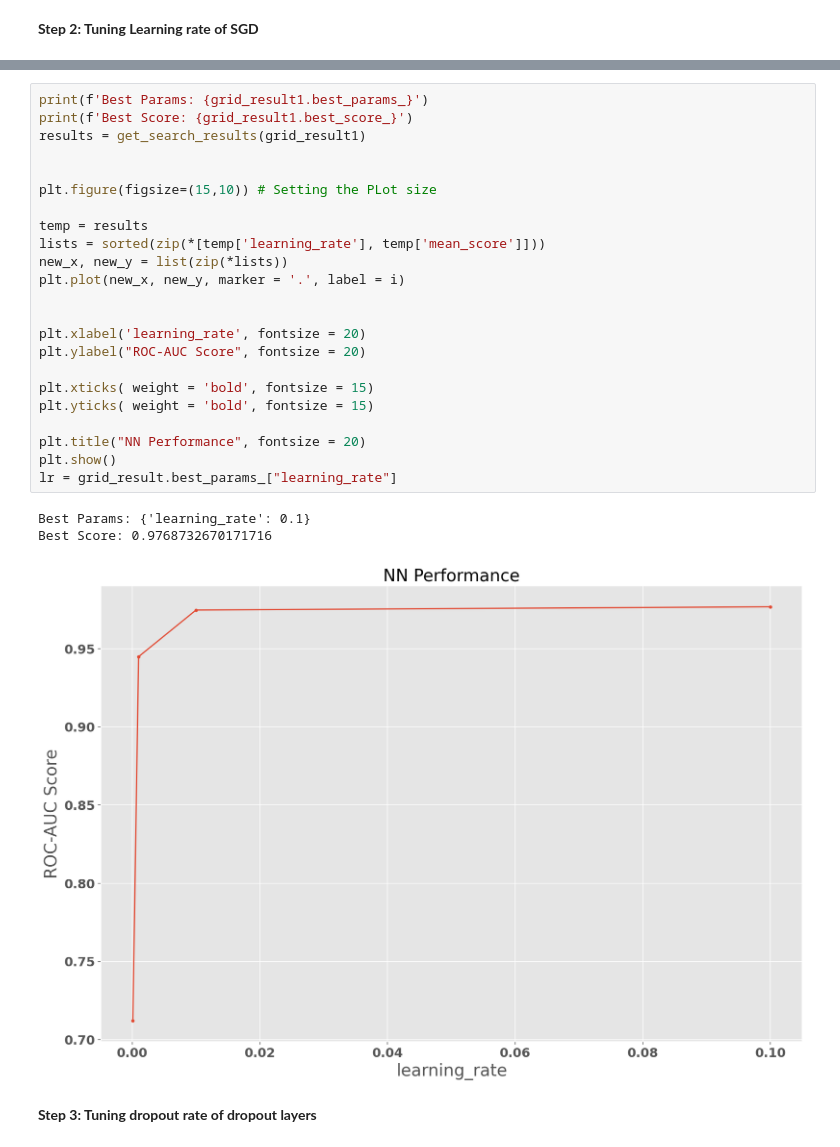
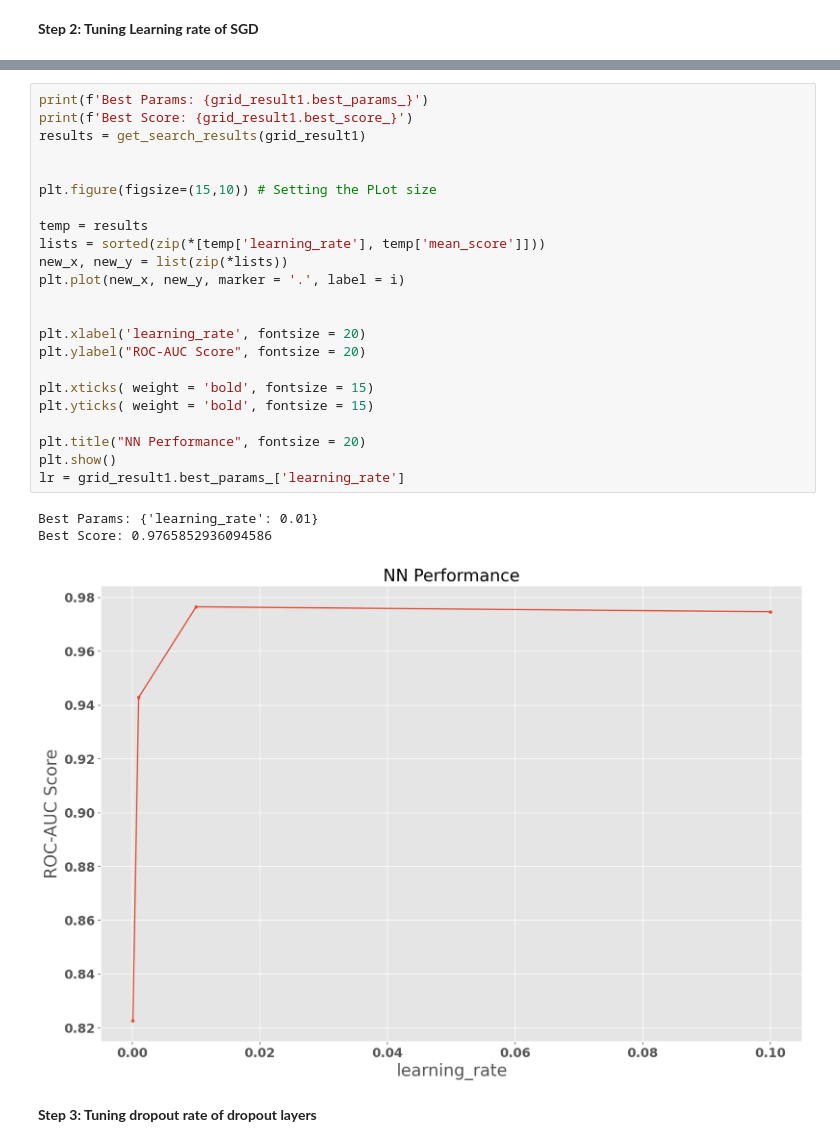
Before and after one commit to Mattjben/Passeneger-satisfaction-machine-learning, a Jupyter notebook: Phase_2_Airplane.ipynb, the cells around one changed output, grey strips where cells are left out. Drawn from its saved outputs; the diff is of its cells as text.

```diff
--- a/Phase_2_Airplane.ipynb
+++ b/Phase_2_Airplane.ipynb
@@ -1083,30 +1094,30 @@ grid_result1 = grid.fit(d_train,t_train)
 # %%
 print(f'Best Params: {grid_result1.best_params_}')
 print(f'Best Score: {grid_result1.best_score_}')
 results = get_search_results(grid_result1)
 
 
 plt.figure(figsize=(15,10)) # Setting the PLot size
 
 temp = results
 lists = sorted(zip(*[temp['learning_rate'], temp['mean_score']]))
 new_x, new_y = list(zip(*lists))
 plt.plot(new_x, new_y, marker = '.', label = i)
 
 
 plt.xlabel('learning_rate', fontsize = 20)
 plt.ylabel("ROC-AUC Score", fontsize = 20)
 
 plt.xticks( weight = 'bold', fontsize = 15)
 plt.yticks( weight = 'bold', fontsize = 15)
 
 plt.title("NN Performance", fontsize = 20)
 plt.show()
-lr = grid_result.best_params_["learning_rate"]
+lr = grid_result1.best_params_['learning_rate']
 # %% [output]
-Best Params: {'learning_rate': 0.1}
-Best Score: 0.9768732670171716
+Best Params: {'learning_rate': 0.01}
+Best Score: 0.9765852936094586
-[figure, old version]
+[figure, new version]
 # %% [markdown]
 **Step 3: Tuning dropout rate of dropout layers**
 # %%
```
Also changed, not shown: parts of 10 cells of this notebook.
